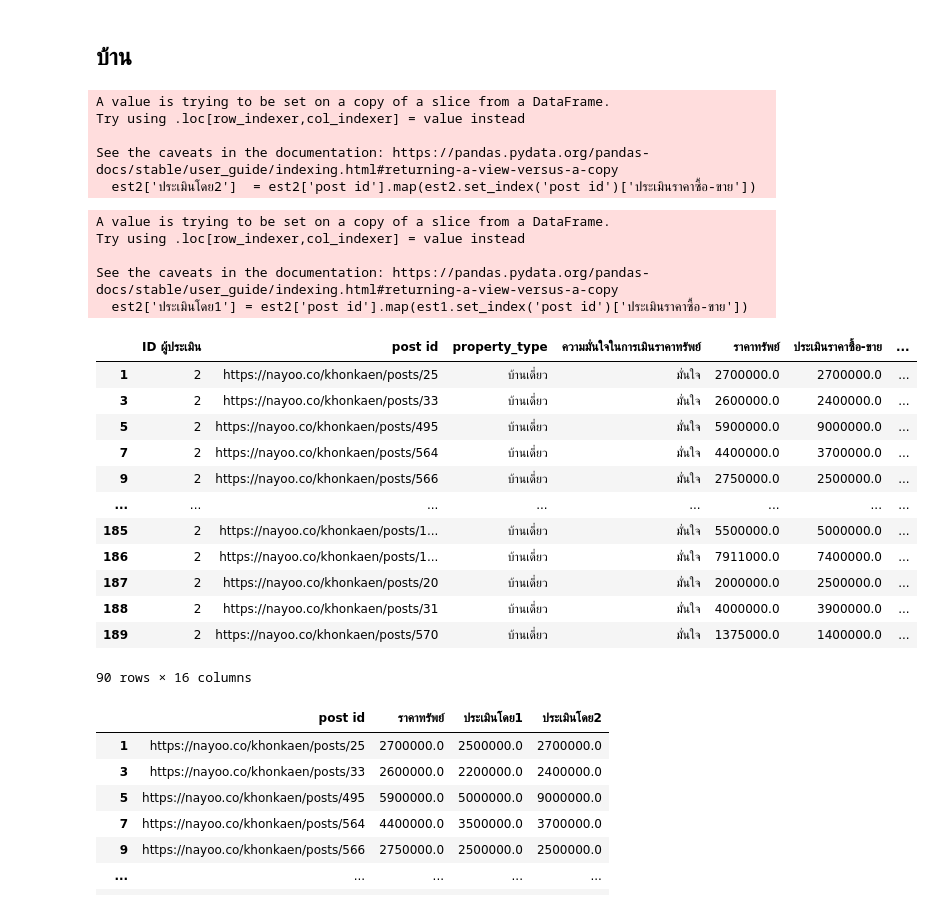
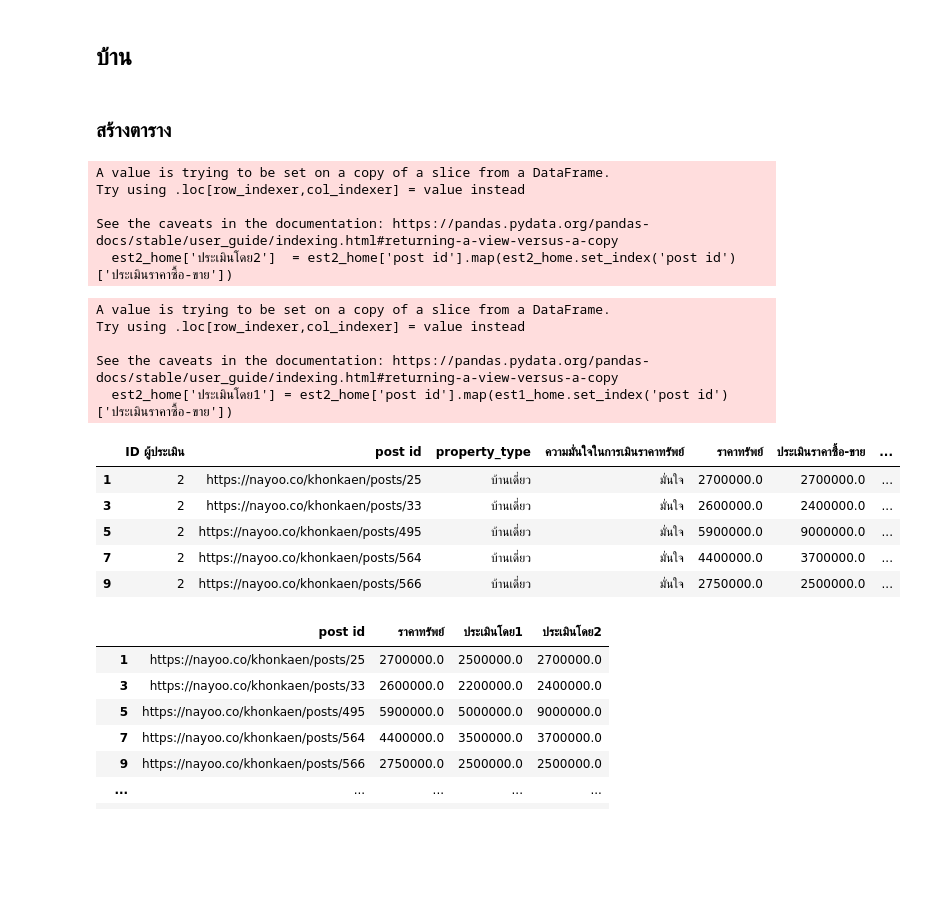
Before and after one commit to NarawitPrathansap/bsc_dpbm22, a Jupyter notebook: [dataprep1]property_estimator.ipynb, the cells around one changed output. Drawn from its saved outputs; the diff is of its cells as text; code cells hidden in the pictures; blank space fills up the shorter version.

```diff
--- a/[dataprep1]property_estimator.ipynb
+++ b/[dataprep1]property_estimator.ipynb
@@ -23,5 +23,5 @@ home.head()
 # %% [markdown]
 ## นักประเมินคนที่ 1
 # %%
-est1 = home[home['ID ผู้ประเมิน']==1]
+est1_home = home[home['ID ผู้ประเมิน']==1]
 # %%
@@ -39,5 +39,5 @@ est1.describe()
 # %% [markdown]
 ## นักประเมินคนที่ 2
 # %%
-est2 = home[home['ID ผู้ประเมิน']==2]
+est2_home = home[home['ID ผู้ประเมิน']==2]
 # %%
@@ -111,34 +111,29 @@ Name: ประเมินราคาซื้อ-ขาย, dtype: float64
 #เปรียบเทียบความแตกต่างในการประเมินราคาทรัพย์แต่ละทรัพย์ของนักประเมินแต่ละคนของราคาตั้งขาย
 # %% [markdown]
 ## บ้าน
+# %% [markdown]
+### สร้างตาราง
 # %%
-est2['ประเมินโดย2']  = est2['post id'].map(est2.set_index('post id')['ประเมินราคาซื้อ-ขาย'])
+est2_home['ประเมินโดย2']  = est2_home['post id'].map(est2_home.set_index('post id')['ประเมินราคาซื้อ-ขาย'])
 # %% [output]
 A value is trying to be set on a copy of a slice from a DataFrame.
 Try using .loc[row_indexer,col_indexer] = value instead
 
 See the caveats in the documentation: https://pandas.pydata.org/pandas-docs/stable/user_guide/indexing.html#returning-a-view-versus-a-copy
-  est2['ประเมินโดย2']  = est2['post id'].map(est2.set_index('post id')['ประเมินราคาซื้อ-ขาย'])
+  est2_home['ประเมินโดย2']  = est2_home['post id'].map(est2_home.set_index('post id')['ประเมินราคาซื้อ-ขาย'])
 # %%
-est2['ประเมินโดย1'] = est2['post id'].map(est1.set_index('post id')['ประเมินราคาซื้อ-ขาย'])
-est2
+est2_home['ประเมินโดย1'] = est2_home['post id'].map(est1_home.set_index('post id')['ประเมินราคาซื้อ-ขาย'])
+est2_home.head()
 # %% [output]
 A value is trying to be set on a copy of a slice from a DataFrame.
 Try using .loc[row_indexer,col_indexer] = value instead
 
 See the caveats in the documentation: https://pandas.pydata.org/pandas-docs/stable/user_guide/indexing.html#returning-a-view-versus-a-copy
-  est2['ประเมินโดย1'] = est2['post id'].map(est1.set_index('post id')['ประเมินราคาซื้อ-ขาย'])
+  est2_home['ประเมินโดย1'] = est2_home['post id'].map(est1_home.set_index('post id')['ประเมินราคาซื้อ-ขาย'])
 |  | ID ผู้ประเมิน | post id | property_type | ความมั่นใจในการเมินราคาทรัพย์ | ราคาทรัพย์ | ประเมินราคาซื้อ-ขาย | ... |
 | 1 | 2 | https://nayoo.co/khonkaen/posts/25 | บ้านเดี่ยว | มั่นใจ | 2700000.0 | 2700000.0 | ... |
 | 3 | 2 | https://nayoo.co/khonkaen/posts/33 | บ้านเดี่ยว | มั่นใจ | 2600000.0 | 2400000.0 | ... |
 | 5 | 2 | https://nayoo.co/khonkaen/posts/495 | บ้านเดี่ยว | มั่นใจ | 5900000.0 | 9000000.0 | ... |
 | 7 | 2 | https://nayoo.co/khonkaen/posts/564 | บ้านเดี่ยว | มั่นใจ | 4400000.0 | 3700000.0 | ... |
 | 9 | 2 | https://nayoo.co/khonkaen/posts/566 | บ้านเดี่ยว | มั่นใจ | 2750000.0 | 2500000.0 | ... |
-| ... | ... | ... | ... | ... | ... | ... | ... |
-| 185 | 2 | https://nayoo.co/khonkaen/posts/1... | บ้านเดี่ยว | มั่นใจ | 5500000.0 | 5000000.0 | ... |
-| 186 | 2 | https://nayoo.co/khonkaen/posts/1... | บ้านเดี่ยว | มั่นใจ | 7911000.0 | 7400000.0 | ... |
-| 187 | 2 | https://nayoo.co/khonkaen/posts/20 | บ้านเดี่ยว | มั่นใจ | 2000000.0 | 2500000.0 | ... |
-| 188 | 2 | https://nayoo.co/khonkaen/posts/31 | บ้านเดี่ยว | มั่นใจ | 4000000.0 | 3900000.0 | ... |
-| 189 | 2 | https://nayoo.co/khonkaen/posts/570 | บ้านเดี่ยว | มั่นใจ | 1375000.0 | 1400000.0 | ... |
-90 rows × 16 columns
 # %%
```
Also changed, not shown: parts of 72 cells of this notebook.
